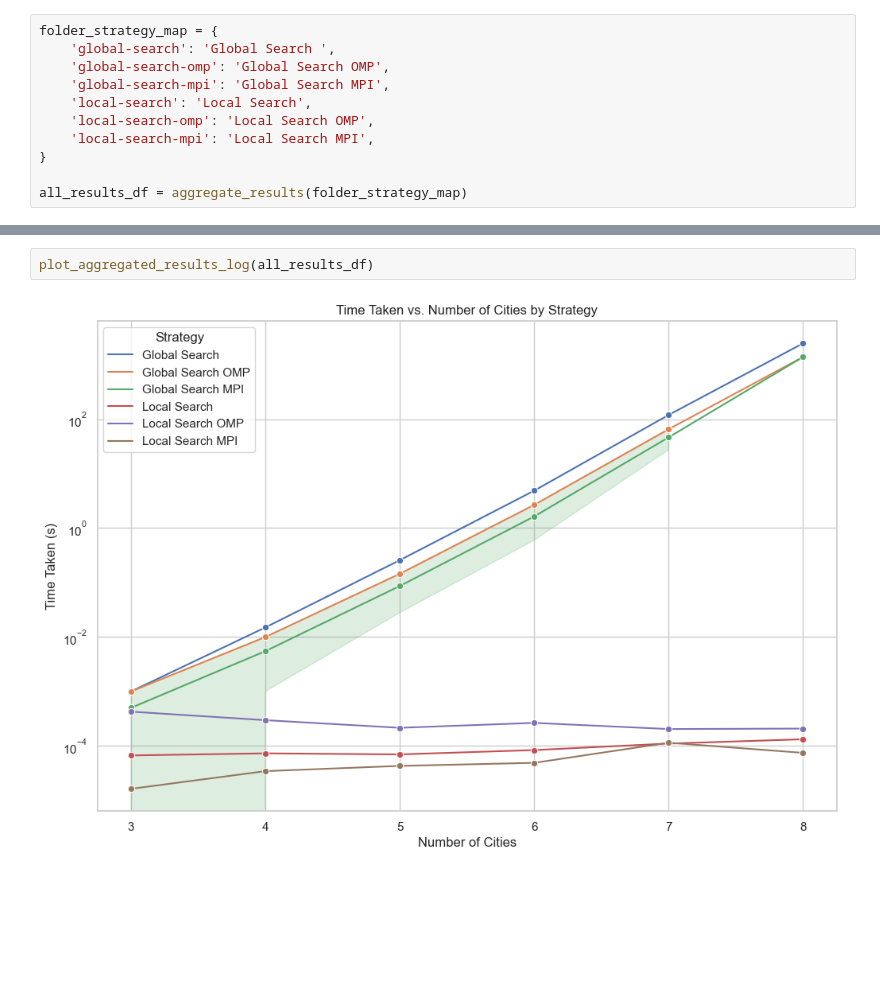
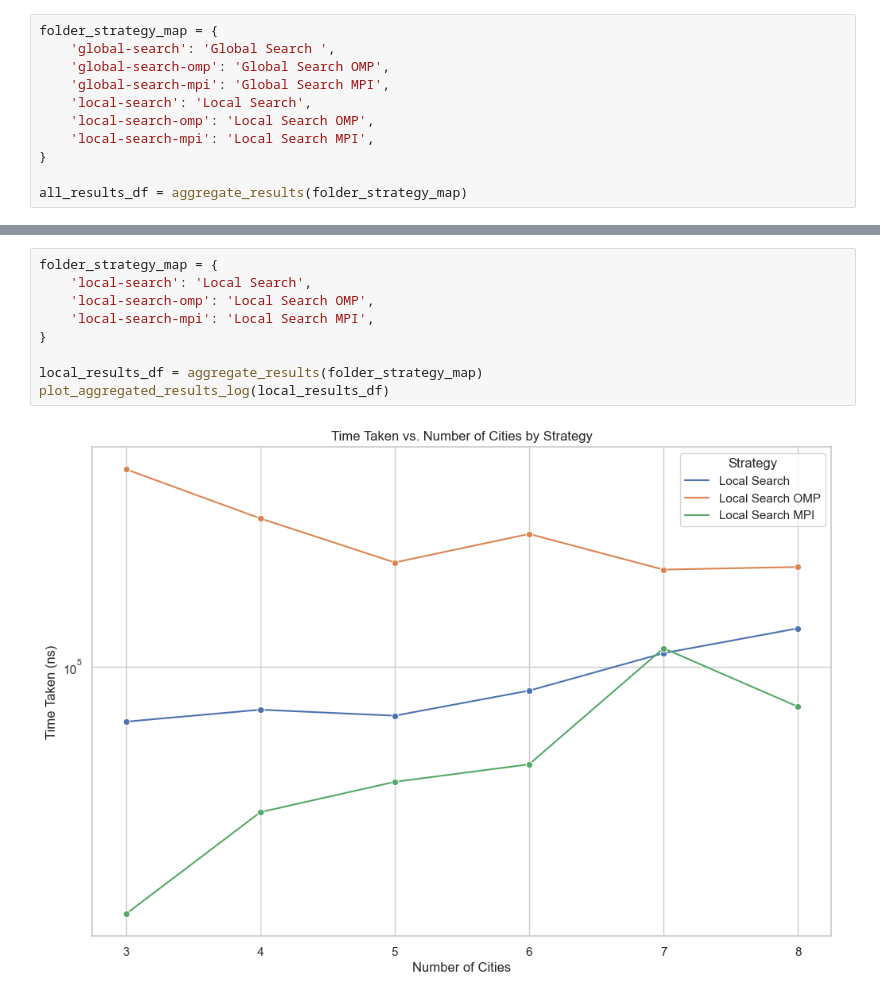
Before and after one commit to andrebrito16/vrp-solver, a Jupyter notebook: generate-report.ipynb, the cells around one changed output, grey strips where cells are left out. Saved outputs shown, nothing was run; the diff lists cells and outputs as text; blank space fills up the shorter version.

Commit message:
feat: finished results and parser

```diff
--- a/generate-report.ipynb
+++ b/generate-report.ipynb
@@ -156,5 +158,12 @@ plot_aggregated_results(all_results_df)
 [figure]
-# %%
-plot_aggregated_results_log(all_results_df)
-# %% [output]
-[figure, removed]
+# %%
+folder_strategy_map = {
+    'local-search': 'Local Search',
+    'local-search-omp': 'Local Search OMP',
+    'local-search-mpi': 'Local Search MPI',
+}
+
+local_results_df = aggregate_results(folder_strategy_map)
+plot_aggregated_results_log(local_results_df)
+# %% [output]
+[figure, added]
```
Also changed, not shown: parts of 3 cells of this notebook, 2 other files.
